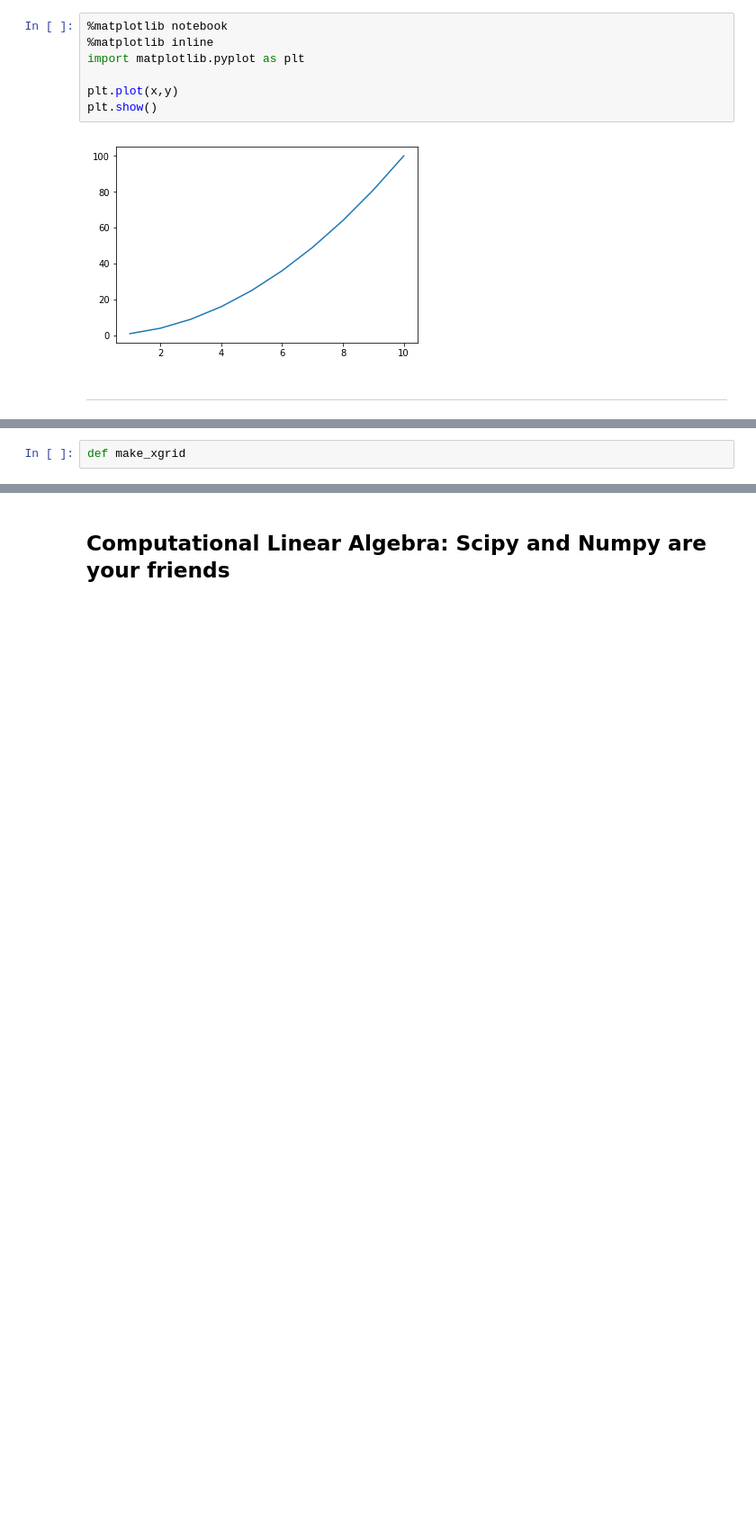
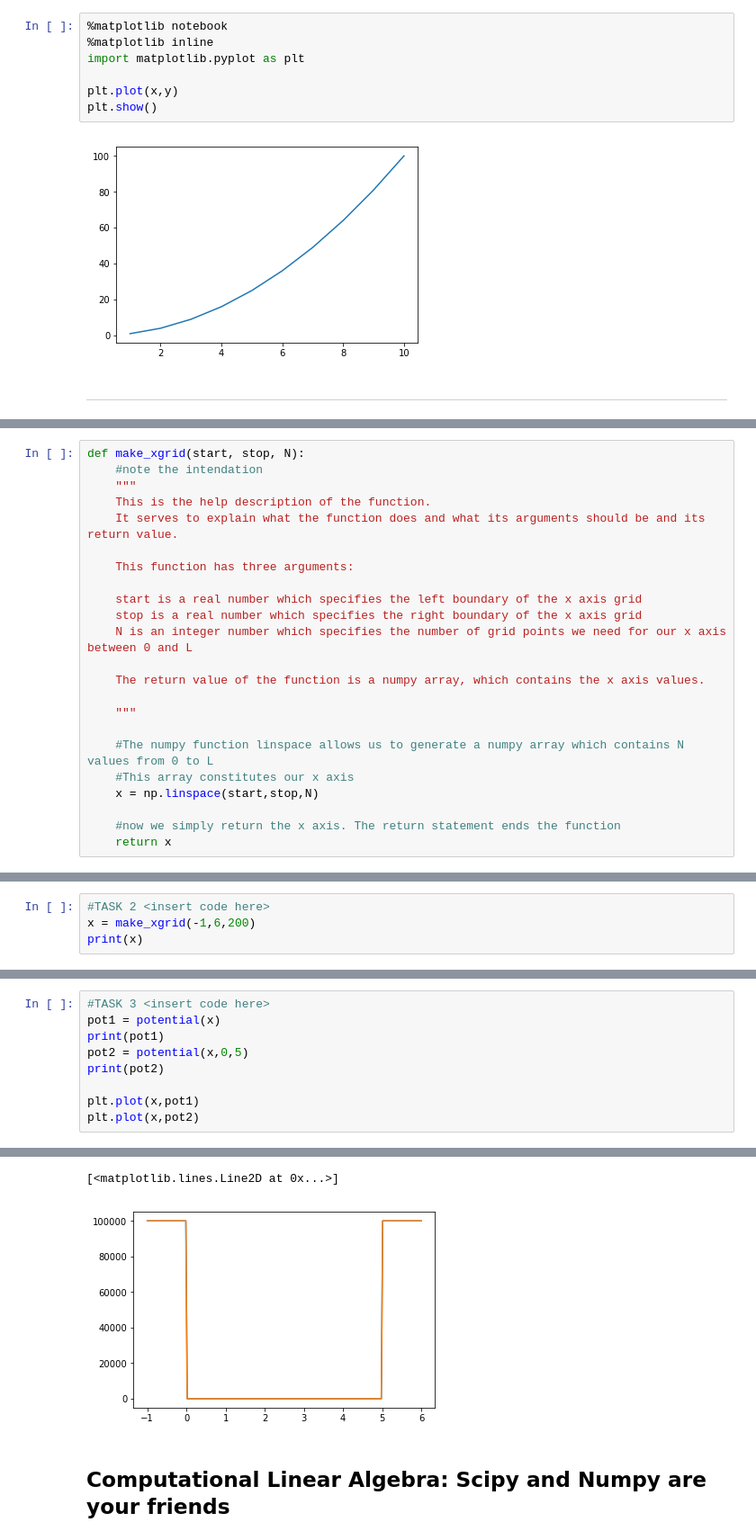
Before and after one commit to whitepeaony/CH274, a Jupyter notebook: KS_3_Class.ipynb, the cells around one changed output, grey strips where cells are left out. Shown: that part at 90% size. Drawn from its saved outputs; the diff is of its cells as text; blank space fills up the shorter version.

```diff
--- a/KS_3_Class.ipynb
+++ b/KS_3_Class.ipynb
@@ -178,2 +175,0 @@ In the example of the pib1d, we need following building blocks
-# %%
-def make_xgrid
@@ -179,0 +187,23 @@ def make_xgrid
+# %%
+def make_xgrid(start, stop, N):
+    #note the intendation
+    """
+    This is the help description of the function.
+    It serves to explain what the function does and what its arguments should be and its return value.
+
+    This function has three arguments:
+
+    start is a real number which specifies the left boundary of the x axis grid
+    stop is a real number which specifies the right boundary of the x axis grid
+    N is an integer number which specifies the number of grid points we need for our x axis between 0 and L
+
+    The return value of the function is a numpy array, which contains the x axis values.
+
+    """
+
+    #The numpy function linspace allows us to generate a numpy array which contains N values from 0 to L
+    #This array constitutes our x axis
+    x = np.linspace(start,stop,N)
+
+    #now we simply return the x axis. The return statement ends the function
+    return x
@@ -179,0 +219,4 @@ def make_xgrid
+# %%
+#TASK 2 <insert code here>
+x = make_xgrid(-1,6,200)
+print(x)
@@ -179,0 +288,10 @@ def make_xgrid
+# %%
+#TASK 3 <insert code here>
+pot1 = potential(x)
+print(pot1)
+pot2 = potential(x,0,5)
+print(pot2)
+
+plt.plot(x,pot1)
+plt.plot(x,pot2)
+# %% [output]
@@ -180,2 +315,4 @@ def make_xgrid
+[<matplotlib.lines.Line2D at 0x...>]
+[figure, added]
 # %% [markdown]
 ## Computational Linear Algebra: Scipy and Numpy are your friends
```
Also changed, not shown: parts of 43 cells of this notebook, 1 other file.
